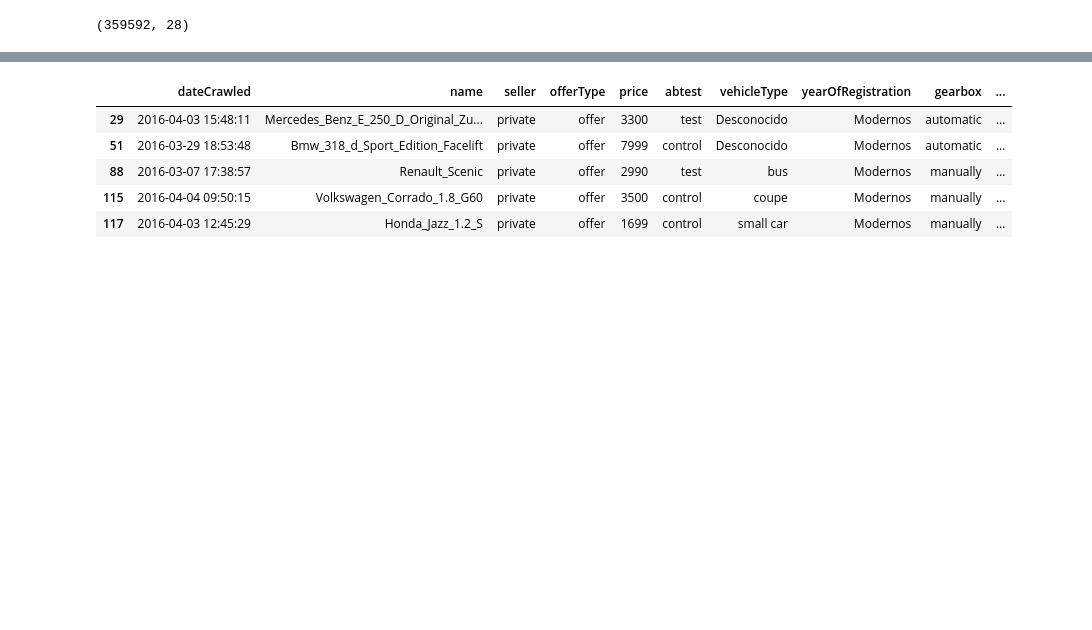
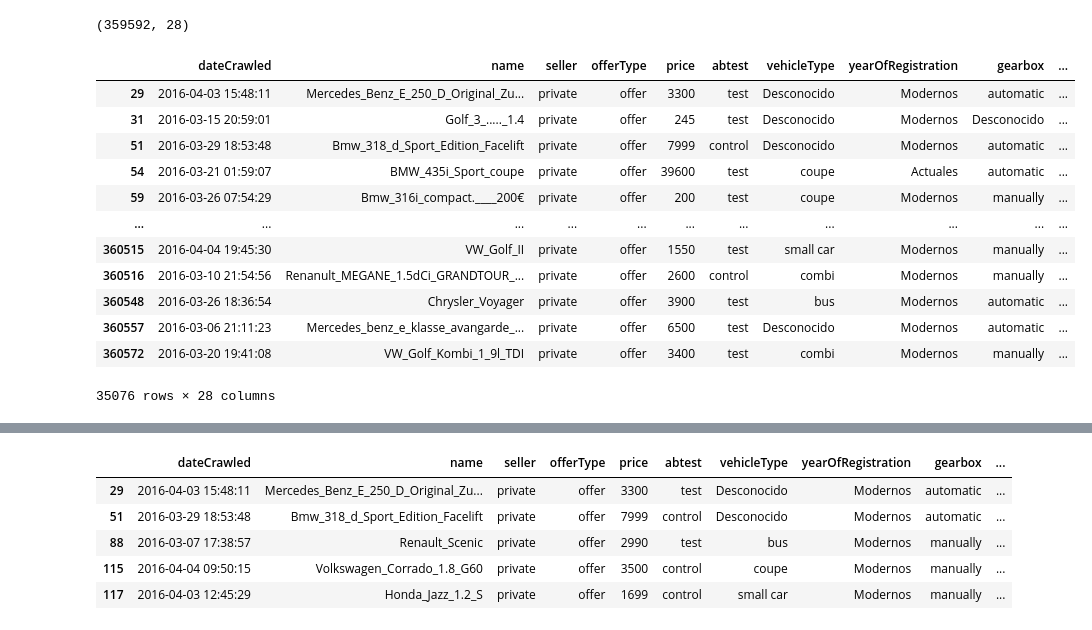
Before and after one commit to ngcarvajall/Lab_EDA_Gestion_Nulos, a Jupyter notebook: laboratorio-modulo7-leccion03-gestion-outiers.ipynb, the cells around one changed output, grey strips where cells are left out. Drawn from its saved outputs; the diff is of its cells as text; code cells hidden in the pictures; blank space fills up the shorter version.

```diff
--- a/laboratorio-modulo7-leccion03-gestion-outiers.ipynb
+++ b/laboratorio-modulo7-leccion03-gestion-outiers.ipynb
@@ -386,3 +368,19 @@ df_result = df[~df.index.isin(filtered_df.index)]
 df_result.shape
 # %% [output]
 (359592, 28)
+# %%
+df_result[df_result['outliers_lof_0.1_25'] == -1]
+# %% [output]
+|  | dateCrawled | name | seller | offerType | price | abtest | vehicleType | yearOfRegistration | gearbox | ... |
+| 29 | 2016-04-03 15:48:11 | Mercedes_Benz_E_250_D_Original_Zu... | private | offer | 3300 | test | Desconocido | Modernos | automatic | ... |
+| 31 | 2016-03-15 20:59:01 | Golf_3_....._1.4 | private | offer | 245 | test | Desconocido | Modernos | Desconocido | ... |
+| 51 | 2016-03-29 18:53:48 | Bmw_318_d_Sport_Edition_Facelift | private | offer | 7999 | control | Desconocido | Modernos | automatic | ... |
+| 54 | 2016-03-21 01:59:07 | BMW_435i_Sport_coupe | private | offer | 39600 | test | coupe | Actuales | automatic | ... |
+| 59 | 2016-03-26 07:54:29 | Bmw_316i_compact.____200€ | private | offer | 200 | test | coupe | Modernos | manually | ... |
+| ... | ... | ... | ... | ... | ... | ... | ... | ... | ... | ... |
+| 360515 | 2016-04-04 19:45:30 | VW_Golf_II | private | offer | 1550 | test | small car | Modernos | manually | ... |
+| 360516 | 2016-03-10 21:54:56 | Renanult_MEGANE_1.5dCi_GRANDTOUR_... | private | offer | 2600 | control | combi | Modernos | manually | ... |
+| 360548 | 2016-03-26 18:36:54 | Chrysler_Voyager | private | offer | 3900 | test | bus | Modernos | automatic | ... |
+| 360557 | 2016-03-06 21:11:23 | Mercedes_benz_e_klasse_avangarde_... | private | offer | 6500 | test | Desconocido | Modernos | automatic | ... |
+| 360572 | 2016-03-20 19:41:08 | VW_Golf_Kombi_1_9l_TDI | private | offer | 3400 | test | combi | Modernos | manually | ... |
+35076 rows × 28 columns
```
Also changed, not shown: parts of 27 cells of this notebook.
